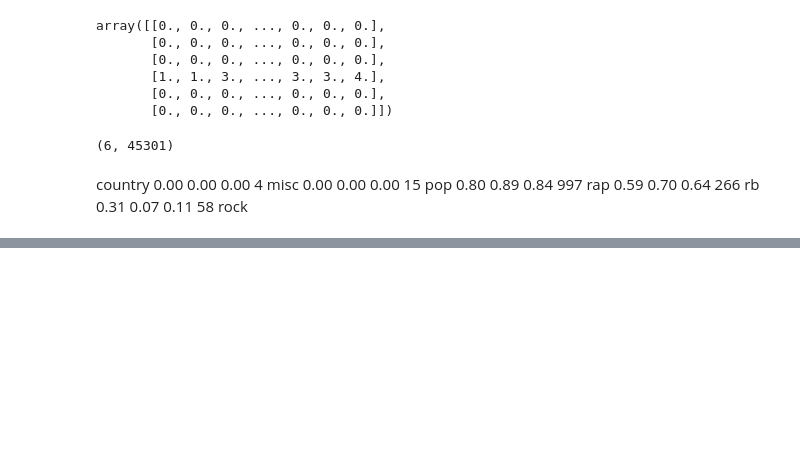
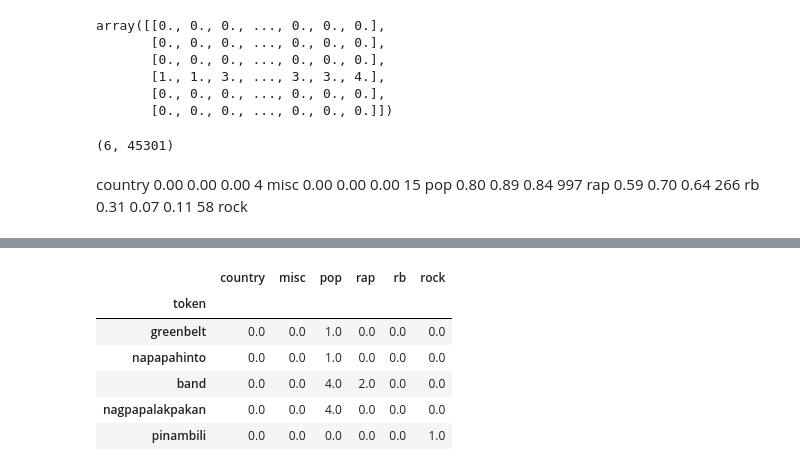
Before and after one commit to gabrielcalubayan72/cs180-23b-genreclassifier, a Jupyter notebook: model.ipynb, the cells around one changed output, grey strips where cells are left out. Drawn from its saved outputs; the diff is of its cells as text; code cells hidden in the pictures; blank space fills up the shorter version.

```diff
--- a/model.ipynb
+++ b/model.ipynb
@@ -257,0 +284,11 @@ country_token_count = nb_classifier.feature_count_[0, :]
+# %%
+# examine 5 random DataFrame rows
+tokens.sample(5, random_state=427)
+# %% [output]
+|  | country | misc | pop | rap | rb | rock |
+| token |  |  |  |  |  |  |
+| greenbelt | 0.0 | 0.0 | 1.0 | 0.0 | 0.0 | 0.0 |
+| napapahinto | 0.0 | 0.0 | 1.0 | 0.0 | 0.0 | 0.0 |
+| band | 0.0 | 0.0 | 4.0 | 2.0 | 0.0 | 0.0 |
+| nagpapalakpakan | 0.0 | 0.0 | 4.0 | 0.0 | 0.0 | 0.0 |
+| pinambili | 0.0 | 0.0 | 0.0 | 0.0 | 0.0 | 1.0 |
```
Also changed, not shown: parts of 20 cells of this notebook, 1 other file.
